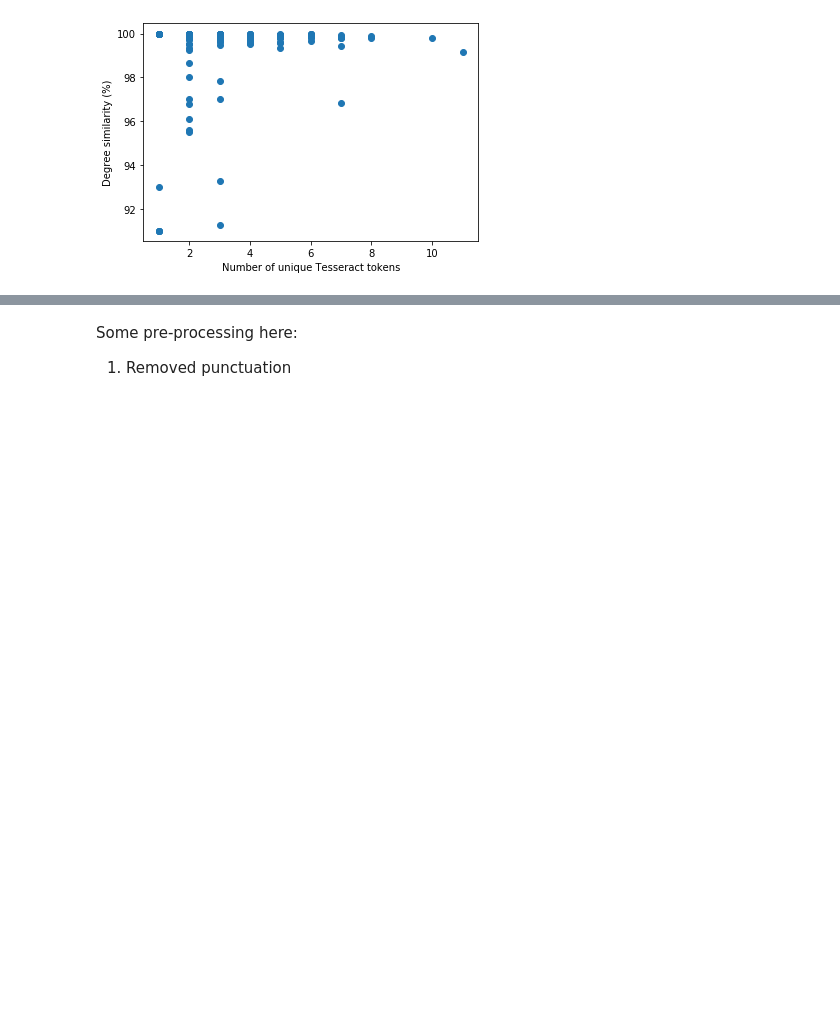
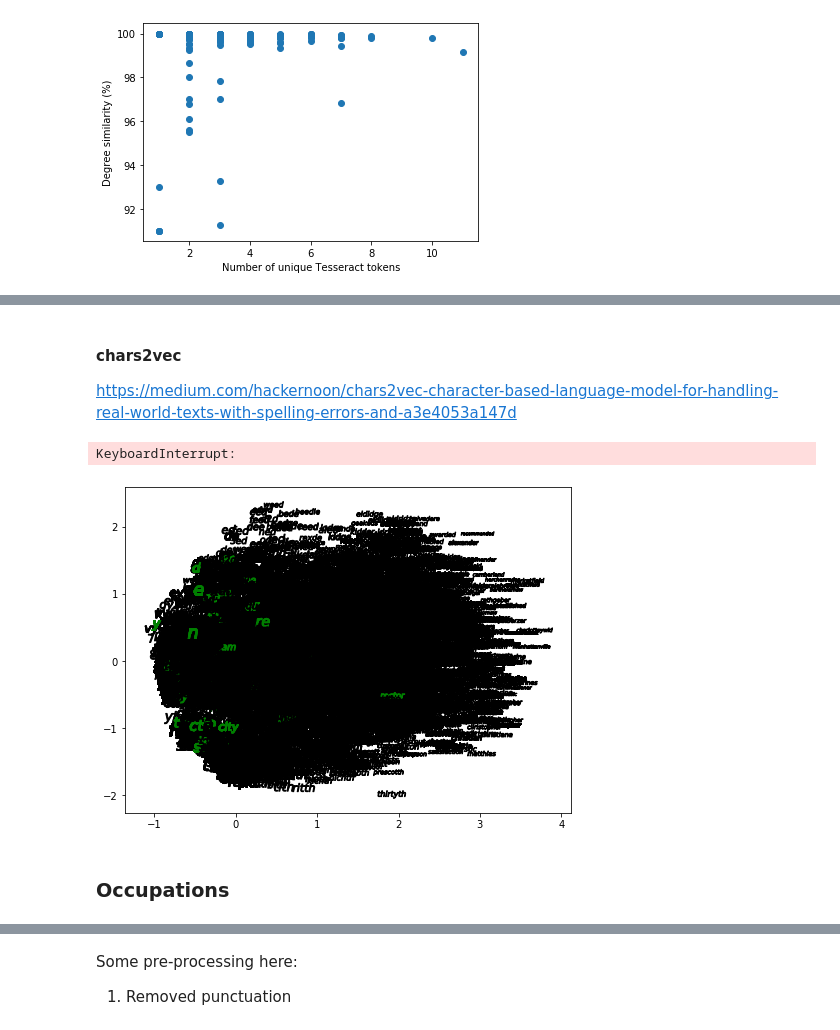
Before and after one commit to westerleyy/NYU-CityDirectories-Project, a Jupyter notebook: Final Post Processing.ipynb, the cells around one changed output, grey strips where cells are left out. Drawn from its saved outputs; the diff is of its cells as text; code cells hidden in the pictures; blank space fills up the shorter version.

Commit message:
Added symspell and chars2vec

```diff
--- a/Final Post Processing.ipynb
+++ b/Final Post Processing.ipynb
@@ -310 +366,36 @@ locations_tsv_trunc_2
+# %% [markdown]
+#### chars2vec
+
+https://medium.com/hackernoon/chars2vec-character-based-language-model-for-handling-real-world-texts-with-spelling-errors-and-a3e4053a147d
+# %%
+import chars2vec
+import sklearn.decomposition
+
+# Load model
+c2v_model = chars2vec.load_model('eng_50')
+
+# Streetnames
+locations = []
+locations.extend(street_names_txt)
+locations.extend(locations_vec)
+
+# Create word embeddings based on a list of location tokens
+embeddings = c2v_model.vectorize_words(locations)
+
+# Project embeddings on plane using the PCA
+projection_2d = sklearn.decomposition.PCA(n_components=2).fit_transform(embeddings)
+
+# Plot
+f = plt.figure(figsize=(8, 6))
+for j in range(len(projection_2d)):
+    plt.scatter(projection_2d[j, 0], projection_2d[j, 1],
+                marker=('$' + locations[j] + '$'),
+                s=100 * len(locations[j]), label=j,
+                facecolors='green' if locations[j]
+                           in street_names_txt else 'black')
+# %% [output]
+KeyboardInterrupt:
+[figure, added]
+# %% [markdown]
+### Occupations
 # %%
```
Also changed, not shown: parts of 57 cells of this notebook.
